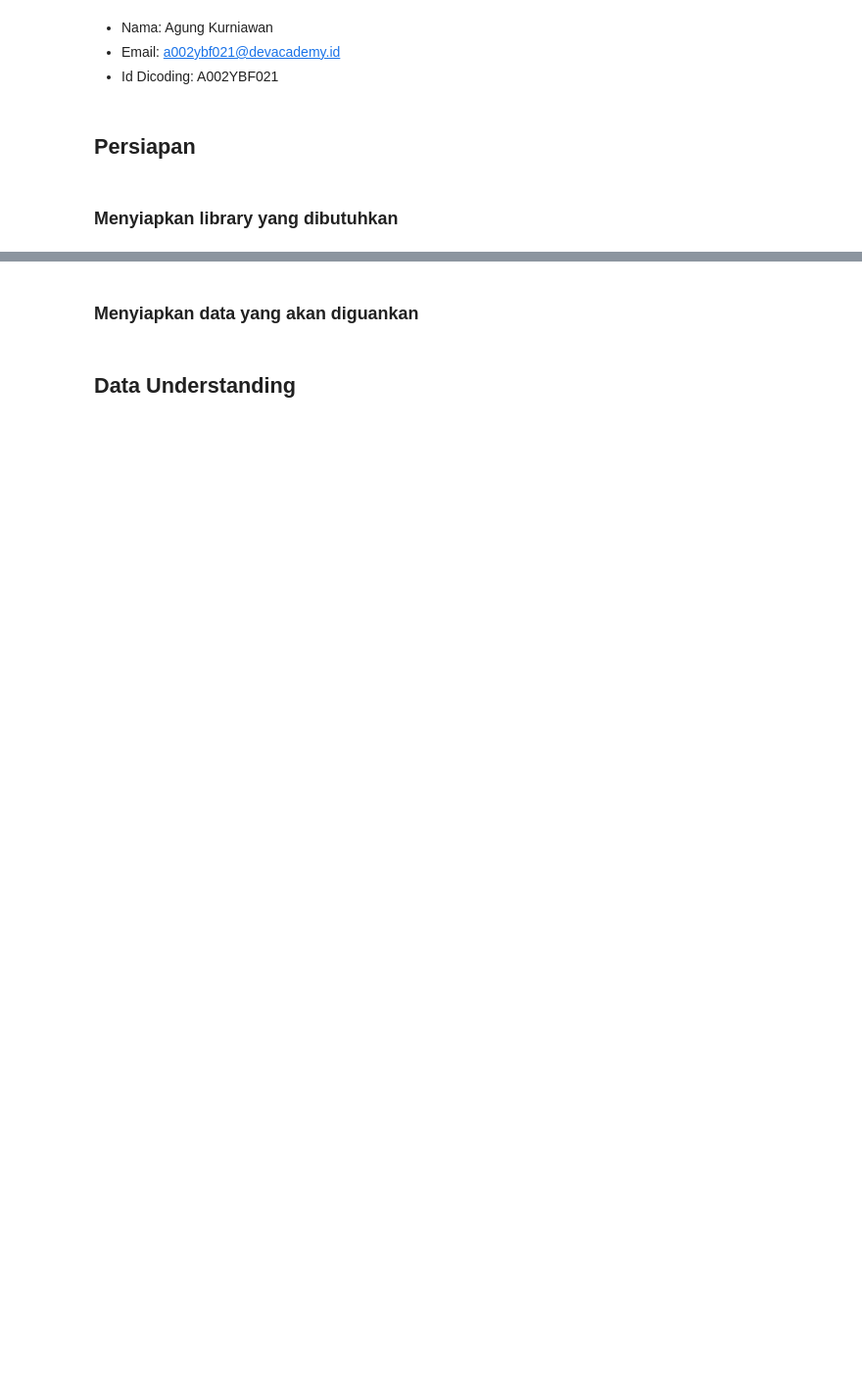
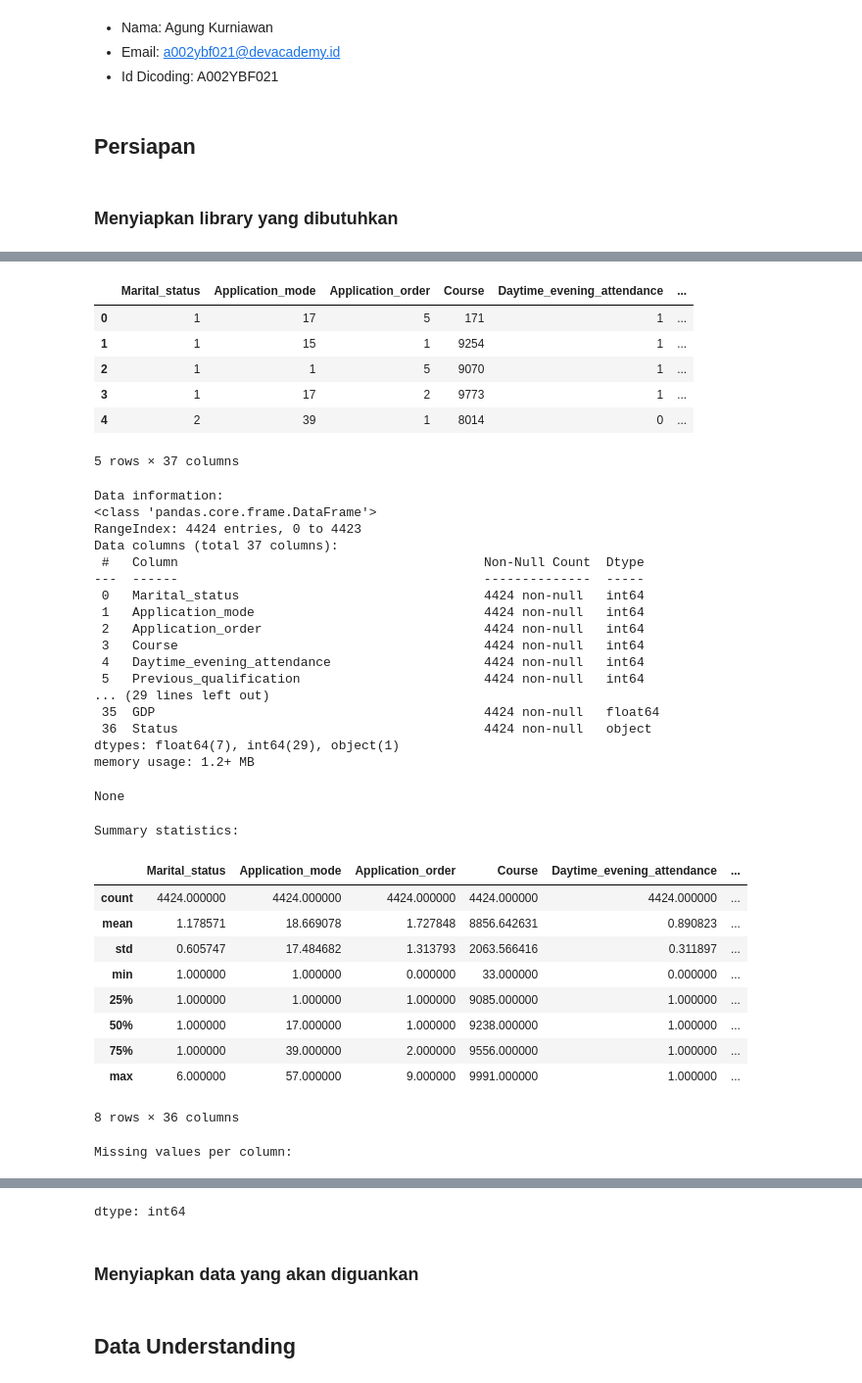
Before and after one commit to agungknwn/students_performance, a Jupyter notebook: data_science_submission2.ipynb, the cells around one changed output, grey strips where cells are left out. Shown at 98% size. Drawn from its saved outputs; the diff is of its cells as text; code cells hidden in the pictures; blank space fills up the shorter version.

```diff
--- a/data_science_submission2.ipynb
+++ b/data_science_submission2.ipynb
@@ -31,0 +45,37 @@ plt.style.use('fivethirtyeight')
+# %%
+"""
+# Prediksi Dropout Mahasiswa Jaya Jaya Institut
+
+## Latar Belakang
+Jaya Jaya Institut adalah institusi pendidikan perguruan tinggi yang berdiri sejak tahun 2000.
+Meskipun telah mencetak banyak lulusan dengan reputasi baik, ada banyak siswa yang tidak menyelesaikan pendidikannya (dropout).
+Jumlah dropout yang tinggi menjadi masalah besar bagi institusi. Oleh karena itu, Jaya Jaya Institut ingin
+mendeteksi secepat mungkin siswa yang berpotensi dropout untuk diberikan bimbingan khusus.
+
+## Tujuan
+Membuat model prediksi untuk mengidentifikasi mahasiswa yang berisiko dropout berdasarkan data historis mahasiswa.
+"""
+
+# 1. Data Loading and Basic Exploration
+print("Loading data...")
+
+# Sample code to load data (uncomment and modify this based on your actual data source)
+df = pd.read_csv('data.csv', sep=";")
+
+
+# Initial data exploration
+print("\nData Overview:")
+print(f"Shape of the dataset: {df.shape}")
+print("\nFirst few rows of the dataset:")
+display(df.head())
+
+print("\nData information:")
+display(df.info())
+
+print("\nSummary statistics:")
+display(df.describe())
+
+# Check for missing values
+print("\nMissing values per column:")
+display(df.isnull().sum())
+# %% [output]
@@ -31,0 +88,37 @@ plt.style.use('fivethirtyeight')
+|  | Marital_status | Application_mode | Application_order | Course | Daytime_evening_attendance | ... |
+| 0 | 1 | 17 | 5 | 171 | 1 | ... |
+| 1 | 1 | 15 | 1 | 9254 | 1 | ... |
+| 2 | 1 | 1 | 5 | 9070 | 1 | ... |
+| 3 | 1 | 17 | 2 | 9773 | 1 | ... |
+| 4 | 2 | 39 | 1 | 8014 | 0 | ... |
+5 rows × 37 columns
+Data information:
+<class 'pandas.core.frame.DataFrame'>
+RangeIndex: 4424 entries, 0 to 4423
+Data columns (total 37 columns):
+ #   Column                                        Non-Null Count  Dtype
+---  ------                                        --------------  -----
+ 0   Marital_status                                4424 non-null   int64
+ 1   Application_mode                              4424 non-null   int64
+ 2   Application_order                             4424 non-null   int64
+ 3   Course                                        4424 non-null   int64
+ 4   Daytime_evening_attendance                    4424 non-null   int64
+ 5   Previous_qualification                        4424 non-null   int64
+... (29 lines left out)
+ 35  GDP                                           4424 non-null   float64
+ 36  Status                                        4424 non-null   object
+dtypes: float64(7), int64(29), object(1)
+memory usage: 1.2+ MB
+None
+Summary statistics:
+|  | Marital_status | Application_mode | Application_order | Course | Daytime_evening_attendance | ... |
+| count | 4424.000000 | 4424.000000 | 4424.000000 | 4424.000000 | 4424.000000 | ... |
+| mean | 1.178571 | 18.669078 | 1.727848 | 8856.642631 | 0.890823 | ... |
+| std | 0.605747 | 17.484682 | 1.313793 | 2063.566416 | 0.311897 | ... |
+| min | 1.000000 | 1.000000 | 0.000000 | 33.000000 | 0.000000 | ... |
+| 25% | 1.000000 | 1.000000 | 1.000000 | 9085.000000 | 1.000000 | ... |
+| 50% | 1.000000 | 17.000000 | 1.000000 | 9238.000000 | 1.000000 | ... |
+| 75% | 1.000000 | 39.000000 | 2.000000 | 9556.000000 | 1.000000 | ... |
+| max | 6.000000 | 57.000000 | 9.000000 | 9991.000000 | 1.000000 | ... |
+8 rows × 36 columns
+Missing values per column:
@@ -32,3 +142,4 @@ plt.style.use('fivethirtyeight')
+dtype: int64
 # %% [markdown]
 ### Menyiapkan data yang akan diguankan
 # %% [markdown]
```
Also changed, not shown: parts of 24 cells of this notebook, 8 other files.
